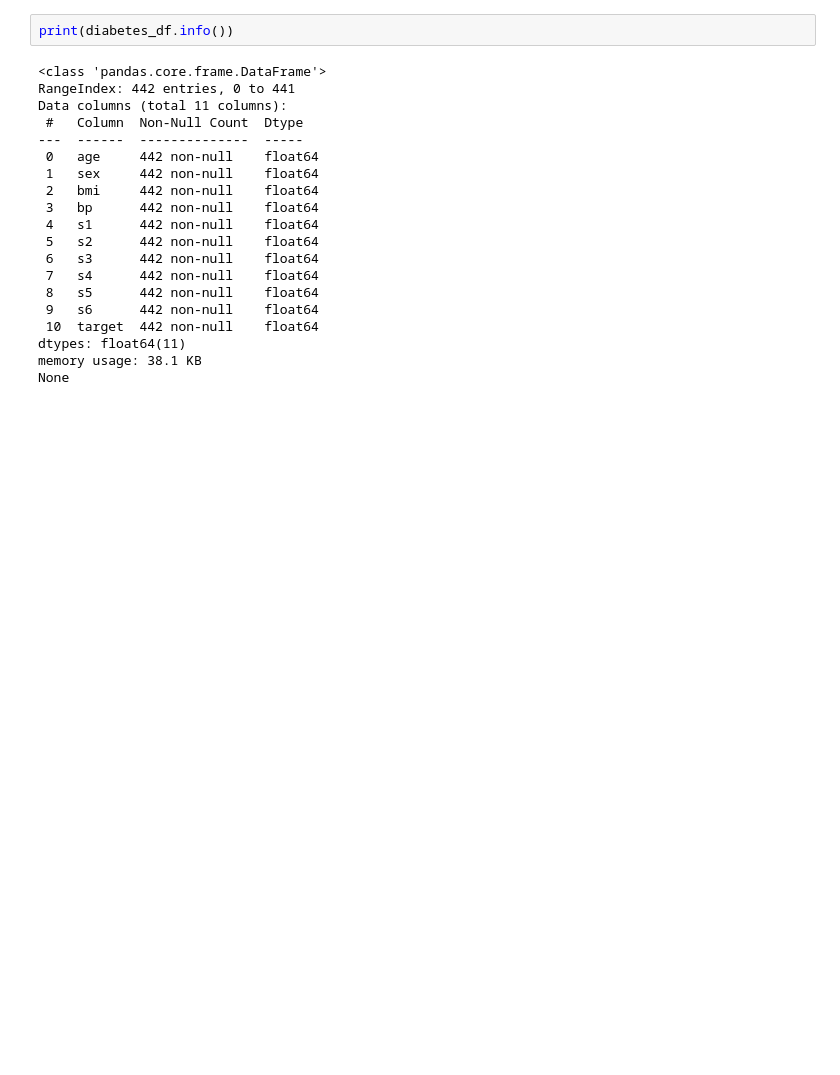
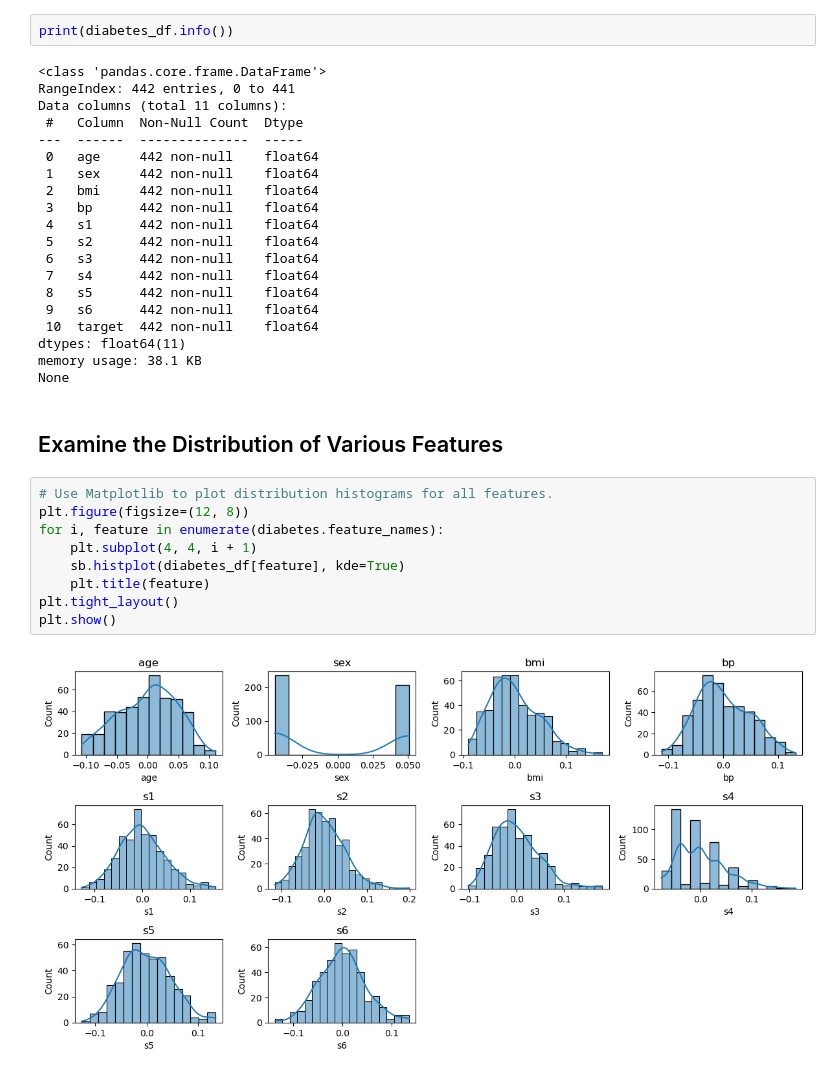
Before and after one commit to tyrantdavis/LinearRegression-Diabetes, a Jupyter notebook: diabetes.ipynb, the cells around one changed output. Saved outputs shown, nothing was run; the diff lists cells and outputs as text; blank space fills up the shorter version.

Commit message:
Examine feature distribution.

```diff
--- a/diabetes.ipynb
+++ b/diabetes.ipynb
@@ -103,3 +103,16 @@ Data columns (total 11 columns):
 dtypes: float64(11)
 memory usage: 38.1 KB
 None
+# %% [markdown]
+## Examine the Distribution of Various Features
+# %%
+# Use Matplotlib to plot distribution histograms for all features.
+plt.figure(figsize=(12, 8))
+for i, feature in enumerate(diabetes.feature_names):
+    plt.subplot(4, 4, i + 1)
+    sb.histplot(diabetes_df[feature], kde=True)
+    plt.title(feature)
+plt.tight_layout()
+plt.show()
+# %% [output]
+[figure, added]
```
